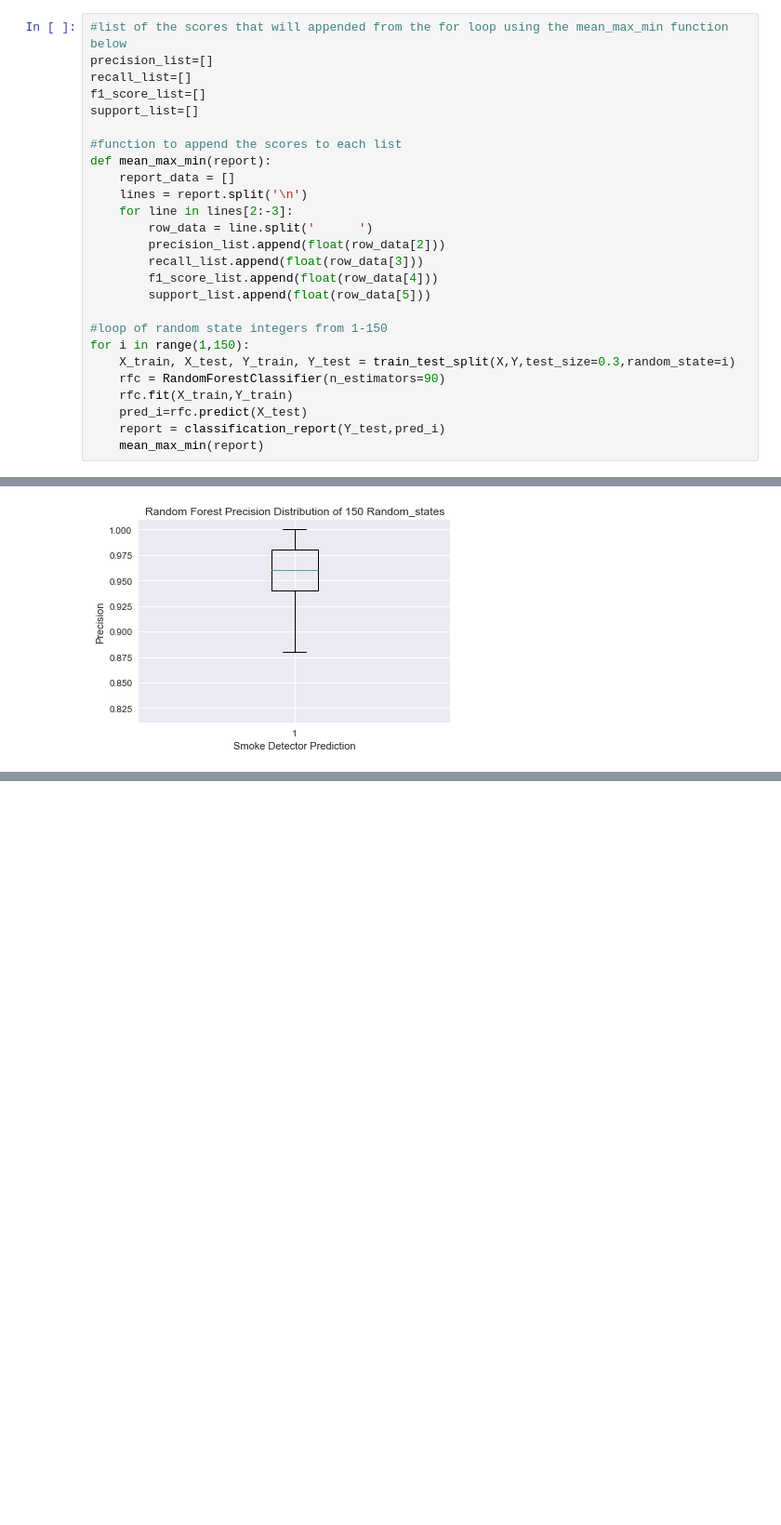
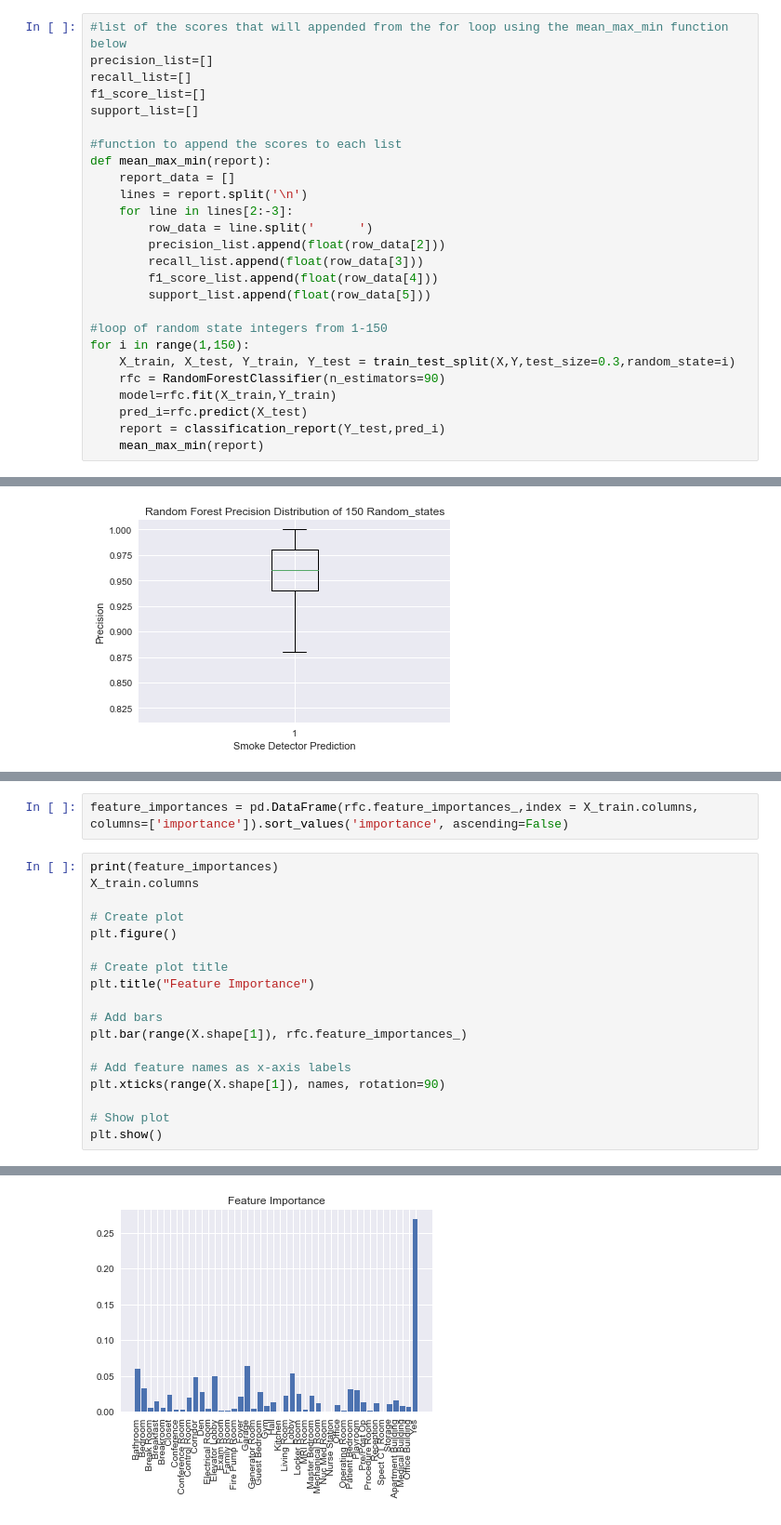
Before and after one commit to dagui001/Capstone, a Jupyter notebook: Final - Decision Tree SD.ipynb, the cells around one changed output, grey strips where cells are left out. Shown at 93% size. Saved outputs shown, nothing was run; the diff lists cells and outputs as text; blank space fills up the shorter version.

```diff
--- a/Final - Decision Tree SD.ipynb
+++ b/Final - Decision Tree SD.ipynb
@@ -88,7 +107,7 @@ def mean_max_min(report):
 for i in range(1,150):
     X_train, X_test, Y_train, Y_test = train_test_split(X,Y,test_size=0.3,random_state=i)
     rfc = RandomForestClassifier(n_estimators=90)
-    rfc.fit(X_train,Y_train)
+    model=rfc.fit(X_train,Y_train)
     pred_i=rfc.predict(X_test)
     report = classification_report(Y_test,pred_i)
     mean_max_min(report)
@@ -134,0 +158,21 @@ plt.show()
+# %%
+feature_importances = pd.DataFrame(rfc.feature_importances_,index = X_train.columns, columns=['importance']).sort_values('importance', ascending=False)
+# %%
+print(feature_importances)
+X_train.columns
+
+# Create plot
+plt.figure()
+
+# Create plot title
+plt.title("Feature Importance")
+
+# Add bars
+plt.bar(range(X.shape[1]), rfc.feature_importances_)
+
+# Add feature names as x-axis labels
+plt.xticks(range(X.shape[1]), names, rotation=90)
+
+# Show plot
+plt.show()
+# %% [output]
@@ -134,0 +196 @@ plt.show()
+[figure, added]
```
Also changed, not shown: parts of 6 cells of this notebook, 2 other files.
